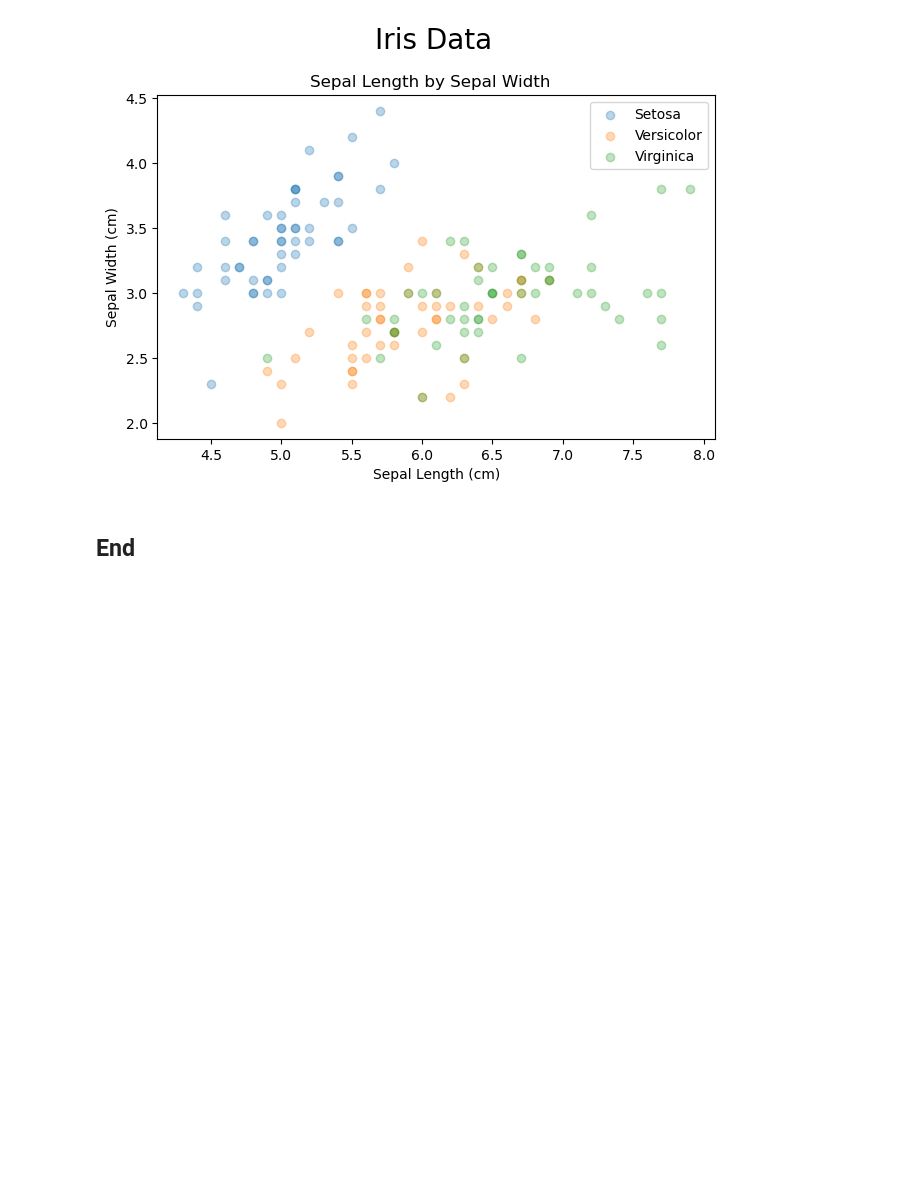
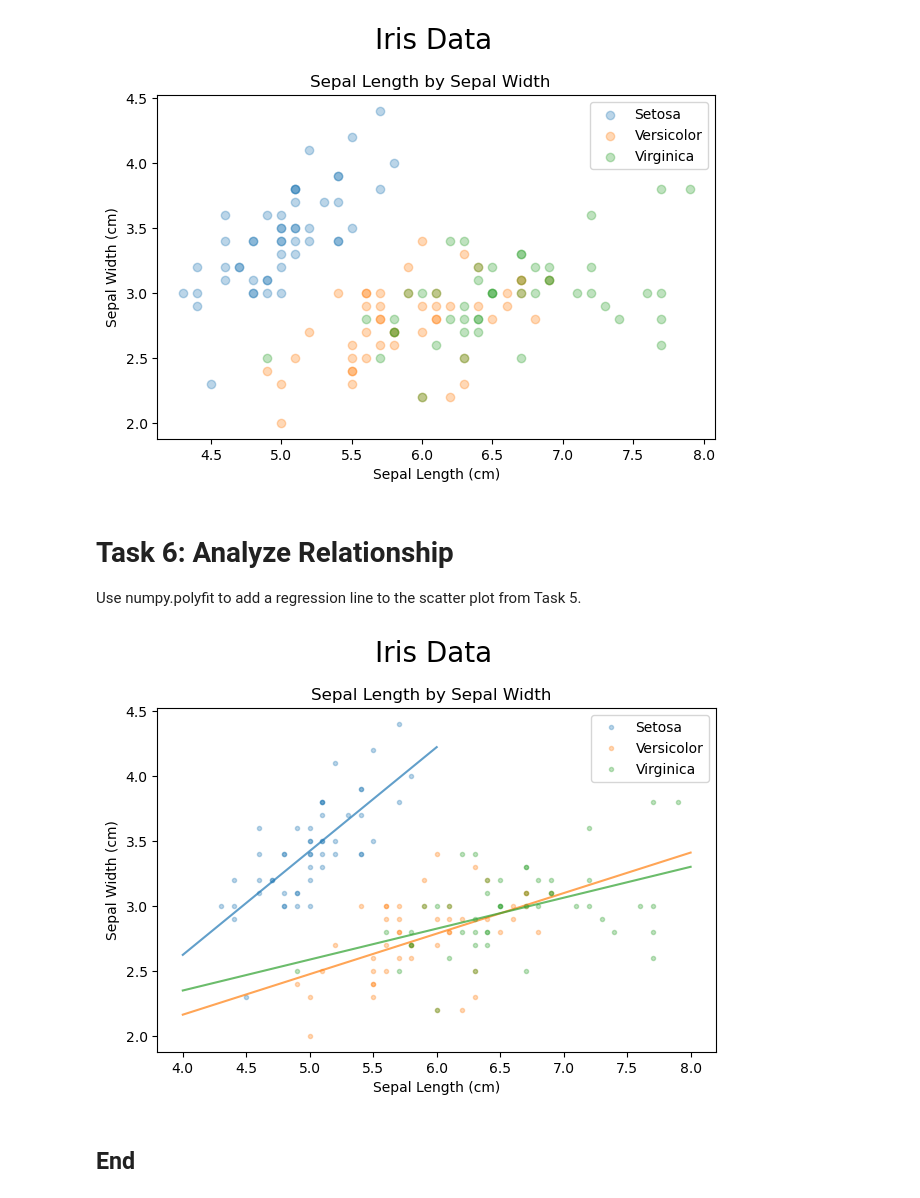
Before and after one commit to CeamanCollins/principles_of_data_analytics_assessment, a Jupyter notebook: tasks.ipynb, the cells around one changed output. Drawn from its saved outputs; the diff is of its cells as text; code cells hidden in the pictures; blank space fills up the shorter version.

```diff
--- a/tasks.ipynb
+++ b/tasks.ipynb
@@ -191,5 +191,42 @@ plt.title('Sepal Length by Sepal Width', x=0.49)
 plt.show()
 # %% [output]
 [figure]
+# %% [markdown]
+# Task 6: Analyze Relationship
+
+Use numpy.polyfit to add a regression line to the scatter plot from Task 5.
+# %%
+# Creating figure.
+fig, ax = plt.subplots(tight_layout=True)
+
+# Creating lines of best fit.
+p1 = np.poly1d(np.polyfit(dist1[0:50],dist2[0:50], 1))
+p2 = np.poly1d(np.polyfit(dist1[51:100],dist2[51:100], 1))
+p3 = np.poly1d(np.polyfit(dist1[101:150],dist2[101:150], 1))
+xp1 = np.linspace(4, 6, 2)
+xp2 = np.linspace(4, 8, 2)
+xp3 = np.linspace(4, 8, 2)
+
+# Plots.
+plt.plot(dist1[0:50], dist2[0:50], '.', c='tab:blue', label='Setosa', alpha=0.3)
+plt.plot(xp1, p1(xp1), '-', alpha=0.7)
+plt.plot(dist1[51:100],dist2[51:100], '.', c='tab:orange', label='Versicolor', alpha=0.3)
+plt.plot(xp2, p2(xp2), '-', alpha=0.7)
+plt.plot(dist1[101:150],dist2[101:150], '.', c='tab:green', label='Virginica', alpha=0.3)
+plt.plot(xp3, p3(xp3), '-', alpha=0.7)
+
+# Setting axes labels.
+ax.set_xlabel('Sepal Length (cm)')
+ax.set_ylabel('Sepal Width (cm)')
+
+# Displaying legend.
+ax.legend()
+
+# Setting title for figure and plot.
+plt.suptitle('Iris Data', fontsize=20, x=0.535)
+plt.title('Sepal Length by Sepal Width', x=0.49)
+plt.show()
+# %% [output]
+[figure, added]
 # %% [markdown]
 ## End
```
